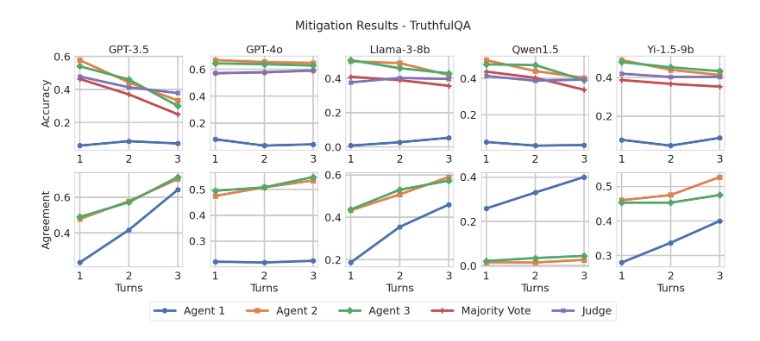
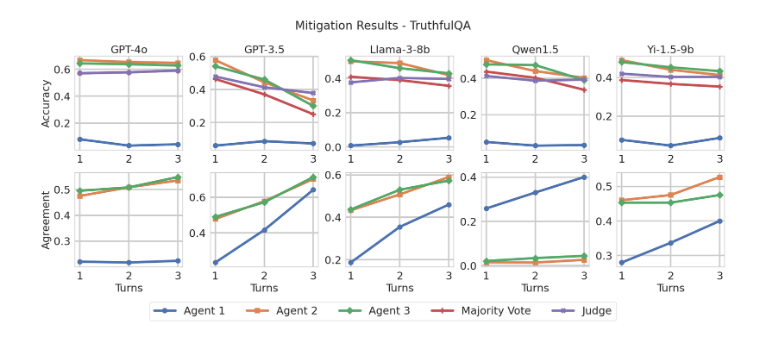
Before and after one commit to amayuelas/multi-agent-attack, a Jupyter notebook: multiagent_debate/plot_mitigation.ipynb, the cells around one changed output. Cells and saved outputs as stored; diff of their text form; code cells hidden in the pictures.

Commit message:
updated mitigation figure

```diff
--- a/multiagent_debate/plot_mitigation.ipynb
+++ b/multiagent_debate/plot_mitigation.ipynb
@@ -20,8 +20,10 @@ data = {
 # Create a DataFrame
 df = pd.DataFrame(data)
 
+# Set the specified group order
 group_order = ['GPT-4o', 'GPT-3.5', 'Llama-3-8b', 'Qwen1.5', 'Yi-1.5-9b']
 df['Group'] = pd.Categorical(df['Group'], categories=group_order, ordered=True)
+df = df.sort_values('Group').reset_index(drop=True)
 
 # Function to set the parameters correctly without using invalid keys
 def set_params():
@@ -48,31 +50,31 @@ def plot_results_without_fit(df):
         turns = group_data['Turns']
 
         # Accuracy plots
         axes[0, i].plot(turns, group_data['Accuracy_Agent1'], marker=markers[0], label='Agent 1')
         axes[0, i].plot(turns, group_data['Accuracy_Agent2'], marker=markers[1], label='Agent 2')
         axes[0, i].plot(turns, group_data['Accuracy_Agent3'], marker=markers[2], label='Agent 3')
         axes[0, i].plot(turns, group_data['Accuracy_Majority'], marker=markers[3], label='Majority Vote')
         axes[0, i].plot(turns, group_data['Accuracy_Judge'], marker=markers[4], label='Judge')
         axes[0, i].set_title(f'{group}', fontsize=22)
 
         # Agreement plots
         axes[1, i].plot(turns, group_data['Agreement_Agent1'], marker=markers[0], label='Agent 1')
         axes[1, i].plot(turns, group_data['Agreement_Agent2'], marker=markers[1], label='Agent 2')
         axes[1, i].plot(turns, group_data['Agreement_Agent3'], marker=markers[2], label='Agent 3')
         axes[1, i].set_xlabel('Turns', fontsize=22)
 
         if i == 0:
             axes[0, i].set_ylabel('Accuracy', fontsize=22)
             axes[1, i].set_ylabel('Agreement', fontsize=22)
 
     plt.tight_layout()
     # Add legends at the bottom of each row
     handles, labels = axes[0, 0].get_legend_handles_labels()
     fig.legend(handles, labels, loc='lower center', ncol=5, fontsize=22, bbox_to_anchor=(0.5, -0.10))
 
     fig.suptitle('Mitigation Results - TruthfulQA', fontsize=24, y=1.07)
     plt.show()
 
 plot_results_without_fit(df)
 # %% [output]
-[figure, old version]
+[figure, new version]
```
